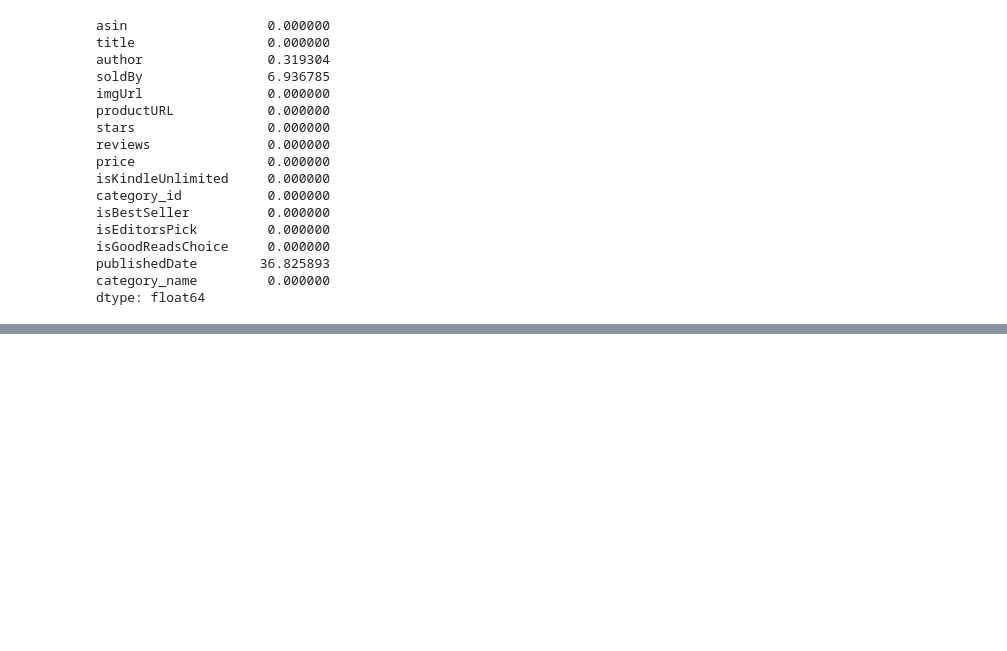
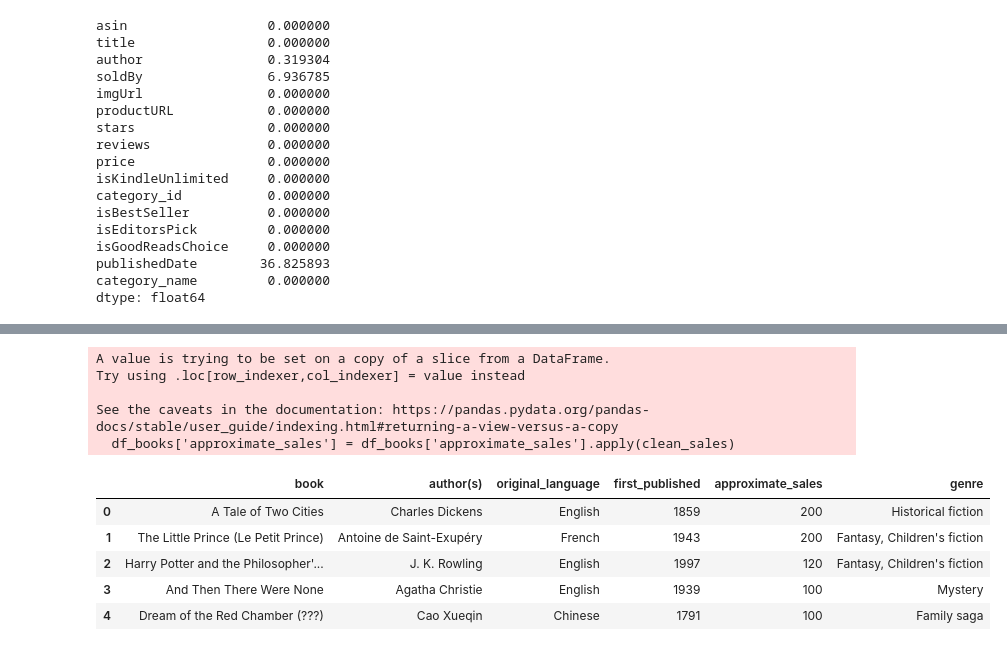
Before and after one commit to raquelmartinrodriguez/promoG-DA-modulo4-sprint2-Laura-Mora-Raquel-Martin, a Jupyter notebook: analisis_raquel.ipynb, the cells around one changed output, grey strips where cells are left out. Cells and saved outputs as stored; diff of their text form; code cells hidden in the pictures; blank space fills up the shorter version.

```diff
--- a/analisis_raquel.ipynb
+++ b/analisis_raquel.ipynb
@@ -416,0 +532,3 @@ df_kindle.head()
+# %%
+df_books.columns = df_books.columns.str.lower().str.replace(' ', '_')
+df_books
@@ -416,0 +571,2 @@ df_kindle.head()
+# %%
+df_books = df_books.drop_duplicates()
@@ -416,0 +597,27 @@ df_kindle.head()
+# %%
+# Definir una función para limpiar los valores de la columna 'approximate_sales'
+def clean_sales(value):
+    # Utilizar expresión regular para encontrar el número en el formato deseado
+    match = re.search(r'\d+', value)
+    if match:
+        return int(match.group())  # Convertir el valor encontrado a entero
+    else:
+        return None  # Devolver None si no se encuentra ningún número
+
+# Aplicar la función a la columna 'approximate_sales' para limpiar los valores
+df_books['approximate_sales'] = df_books['approximate_sales'].apply(clean_sales)
+# %% [output]
+A value is trying to be set on a copy of a slice from a DataFrame.
+Try using .loc[row_indexer,col_indexer] = value instead
+
+See the caveats in the documentation: https://pandas.pydata.org/pandas-docs/stable/user_guide/indexing.html#returning-a-view-versus-a-copy
+  df_books['approximate_sales'] = df_books['approximate_sales'].apply(clean_sales)
+# %%
+df_books.head()
+# %% [output]
+|  | book | author(s) | original_language | first_published | approximate_sales | genre |
+| 0 | A Tale of Two Cities | Charles Dickens | English | 1859 | 200 | Historical fiction |
+| 1 | The Little Prince (Le Petit Prince) | Antoine de Saint-Exupéry | French | 1943 | 200 | Fantasy, Children's fiction |
+| 2 | Harry Potter and the Philosopher'... | J. K. Rowling | English | 1997 | 120 | Fantasy, Children's fiction |
+| 3 | And Then There Were None | Agatha Christie | English | 1939 | 100 | Mystery |
+| 4 | Dream of the Red Chamber (???) | Cao Xueqin | Chinese | 1791 | 100 | Family saga |
```
Also changed, not shown: parts of 43 cells of this notebook, 4 other files.
